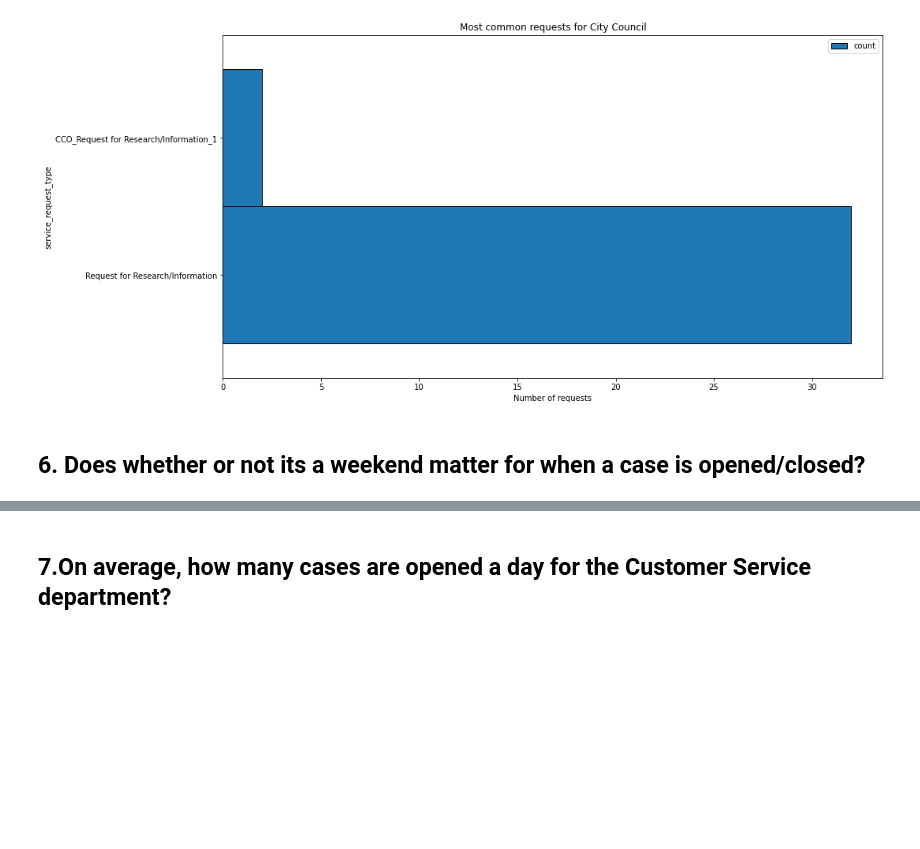
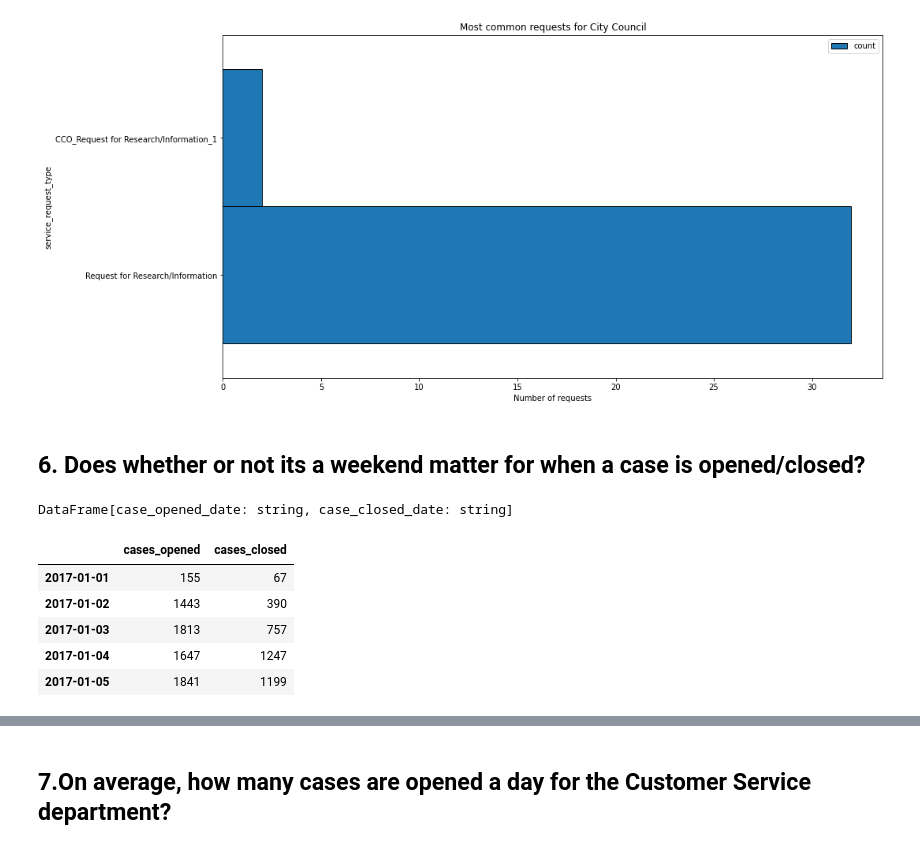
Before and after one commit to guedanie/distributed-ml, a Jupyter notebook: explore.ipynb, the cells around one changed output, grey strips where cells are left out. Cells and saved outputs as stored; diff of their text form; code cells hidden in the pictures; blank space fills up the shorter version.

```diff
--- a/explore.ipynb
+++ b/explore.ipynb
@@ -184,0 +180,12 @@ for i in range(department_list.shape[0]):
+# %%
+cases_by_day = (
+    df.select(
+        date_format("case_opened_date", "yyyy-MM-dd").alias("case_opened_date"),
+        date_format("case_closed_date", "yyyy-MM-dd").alias("case_closed_date"),
+    )
+
+)
+# %%
+cases_by_day
+# %% [output]
+DataFrame[case_opened_date: string, case_closed_date: string]
@@ -184,0 +218,10 @@ for i in range(department_list.shape[0]):
+# %%
+ts = pd.concat([cases_opened_by_day, cases_closed_by_day], axis=1)
+ts.head(5)
+# %% [output]
+|  | cases_opened | cases_closed |
+| 2017-01-01 | 155 | 67 |
+| 2017-01-02 | 1443 | 390 |
+| 2017-01-03 | 1813 | 757 |
+| 2017-01-04 | 1647 | 1247 |
+| 2017-01-05 | 1841 | 1199 |
```
Also changed, not shown: parts of 14 cells of this notebook.
